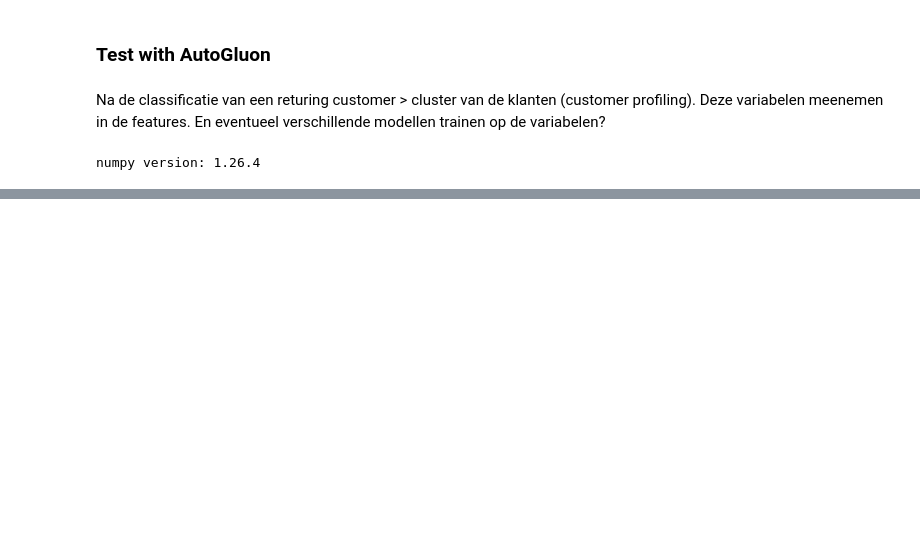
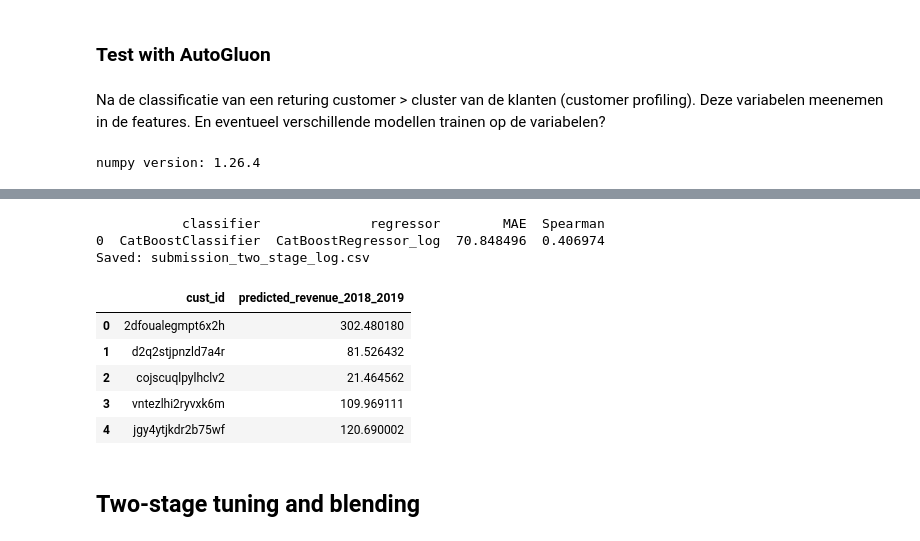
Before and after one commit to mstrbnts/BigData_assignment1, a Jupyter notebook: AutoGluon_log_ensemble.ipynb, the cells around one changed output, grey strips where cells are left out. Saved outputs shown, nothing was run; the diff lists cells and outputs as text; code cells hidden in the pictures; blank space fills up the shorter version.

```diff
--- a/AutoGluon_log_ensemble.ipynb
+++ b/AutoGluon_log_ensemble.ipynb
@@ -758,0 +479,37 @@ submission_two_stage_hard.head()
+# %%
+best_amount_pred_val_full = np.clip(np.expm1(predictor_buyers_log.predict(X_val_cls)), 0, None) if best_regressor_name == "AutoGluon_CAT_log" else np.clip(np.expm1(cat_reg_log.predict(X_val_tree)), 0, None)
+two_stage_pred_val = np.clip(best_buy_proba_val * best_amount_pred_val_full, 0, None)
+two_stage_pred_test = np.clip(best_buy_proba_test * best_amount_pred_test, 0, None)
+
+two_stage_results = pd.DataFrame([
+    {
+        "classifier": best_classifier_name,
+        "regressor": best_regressor_name,
+        "MAE": mean_absolute_error(val_stage2[label], two_stage_pred_val),
+        "Spearman": safe_spearman(val_stage2[label], two_stage_pred_val),
+    }
+])
+
+submission_two_stage = pd.DataFrame({
+    "cust_id": test_set_final["cust_id"].values,
+    "predicted_revenue_2018_2019": two_stage_pred_test,
+})
+
+submission_two_stage_name = "submission_two_stage_log.csv"
+submission_two_stage.to_csv(submission_two_stage_name, index=False)
+
+print(two_stage_results)
+print("Saved:", submission_two_stage_name)
+submission_two_stage.head()
+# %% [output]
+           classifier              regressor        MAE  Spearman
+0  CatBoostClassifier  CatBoostRegressor_log  70.848496  0.406974
+Saved: submission_two_stage_log.csv
+|  | cust_id | predicted_revenue_2018_2019 |
+| 0 | 2dfoualegmpt6x2h | 302.480180 |
+| 1 | d2q2stjpnzld7a4r | 81.526432 |
+| 2 | cojscuqlpylhclv2 | 21.464562 |
+| 3 | vntezlhi2ryvxk6m | 109.969111 |
+| 4 | jgy4ytjkdr2b75wf | 120.690002 |
+# %% [markdown]
+## Two-stage tuning and blending
```
Also changed, not shown: parts of 37 cells of this notebook, 12 other files.
